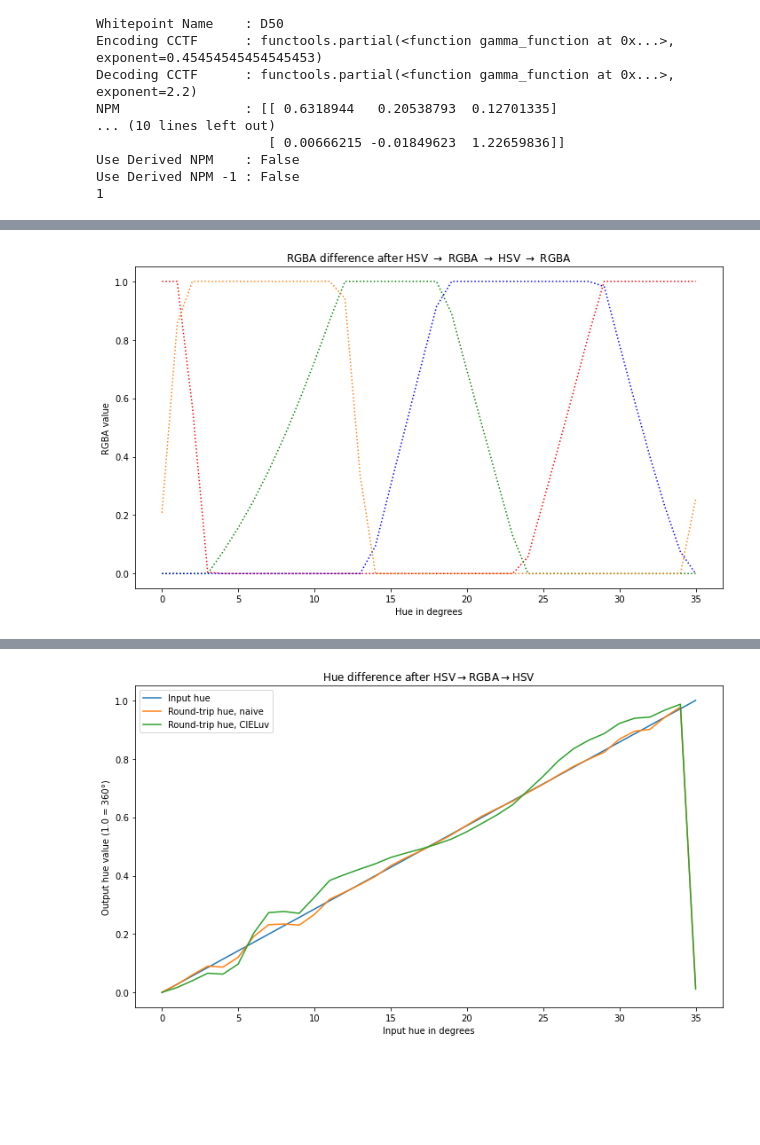
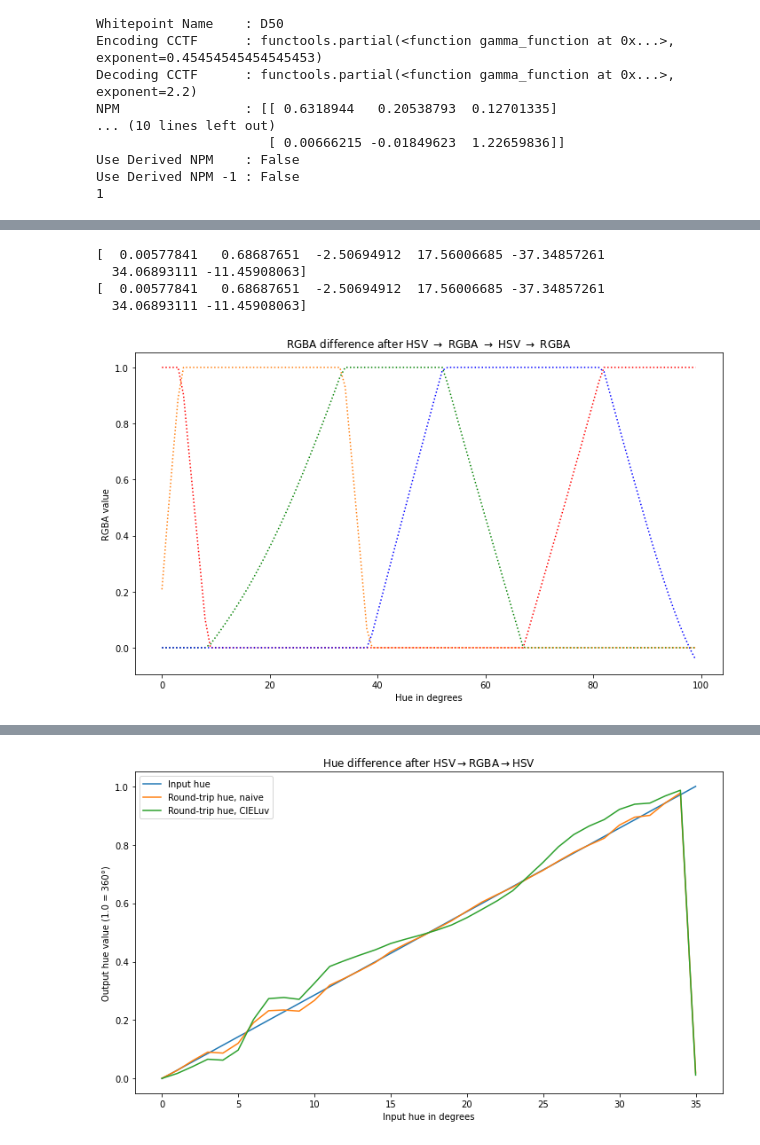
Before and after one commit to headrotor/colorxform, a Jupyter notebook: linearized_RGBA_to_hue.ipynb, the cells around one changed output, grey strips where cells are left out. Drawn from its saved outputs; the diff is of its cells as text; code cells hidden in the pictures; blank space fills up the shorter version.

```diff
--- a/linearized_RGBA_to_hue.ipynb
+++ b/linearized_RGBA_to_hue.ipynb
@@ -119,40 +119,46 @@ gamut_RGBA_CIE_warp = []
 
 sat = 1.0
 val = 1.0
-for hue in np.linspace(0., 1., num=36):
+print(poly2)
+for hue in np.linspace(0., 1., num=100):
     gamut_HSV.append(np.array([hue, sat, val]))
     gamut_RGBA.append(np.array(cx.HSV_to_RGBA(hue, sat, val)))
-    gamut_RGBA_CIE.append(np.array(cx.HSV_to_RGBA_CIE(hue, sat, val)))
-    gamut_RGBA_CIE_warp.append(np.array(cx.HSV_to_RGBA_CIE(polywarp(hue, poly2), sat, val)))
+    gamut_RGBA_CIE.append(np.array(cx.HSV_to_RGBA_CIE(hue, sat, val, warp = False)))
+    gamut_RGBA_CIE_warp.append(np.array(cx.HSV_to_RGBA_CIE(hue, sat, val, warp = True)))
 
 gamut_HSV = np.array(gamut_HSV)
 gamut_RGBA = np.array(gamut_RGBA)
 gamut_RGBA_CIE = np.array(gamut_RGBA_CIE)
 gamut_RGBA_CIE_warp = np.array(gamut_RGBA_CIE_warp)
 figure = plt.figure()
 ax2 = figure.add_subplot()
 
 # ax2.plot(gamut_RGBA[:,0],'r')
 # ax2.plot(gamut_RGBA[:,1],'g')
 # ax2.plot(gamut_RGBA[:,2],'b')
 # ax2.plot(gamut_RGBA[:,3], color='tab:orange')
 
 #ax2.plot(gamut_RGBA_naive[:,0],'r')
 #ax2.plot(gamut_RGBA_naive[:,1],'g')
 #ax2.plot(gamut_RGBA_naive[:,2],'b')
 #ax2.plot(gamut_RGBA[:,3], color='tab:orange')
 
 ax2.plot(gamut_RGBA_CIE_warp[:,0],'r',linestyle='dotted')
 ax2.plot(gamut_RGBA_CIE_warp[:,1],'g',linestyle='dotted')
 ax2.plot(gamut_RGBA_CIE_warp[:,2],'b',linestyle='dotted')
 ax2.plot(gamut_RGBA_CIE_warp[:,3], color='tab:orange', linestyle='dotted')
 
 plt.title("RGBA difference after HSV $ \\rightarrow $ RGBA $ \\rightarrow $ HSV $ \\rightarrow $ RGBA")
 plt.ylabel("RGBA value")
 plt.xlabel("Hue in degrees")
 figure.savefig("RGBA-HSV-CIE.png")
+print(poly2)
 # %% [output]
+[  0.00577841   0.68687651  -2.50694912  17.56006685 -37.34857261
+  34.06893111 -11.45908063]
+[  0.00577841   0.68687651  -2.50694912  17.56006685 -37.34857261
+  34.06893111 -11.45908063]
-[figure, old version]
+[figure, new version]
 # %%
 %matplotlib inline
 plt.rcParams["figure.figsize"] = [12, 8.]
```
Also changed, not shown: parts of 9 cells of this notebook, 1 other file.
